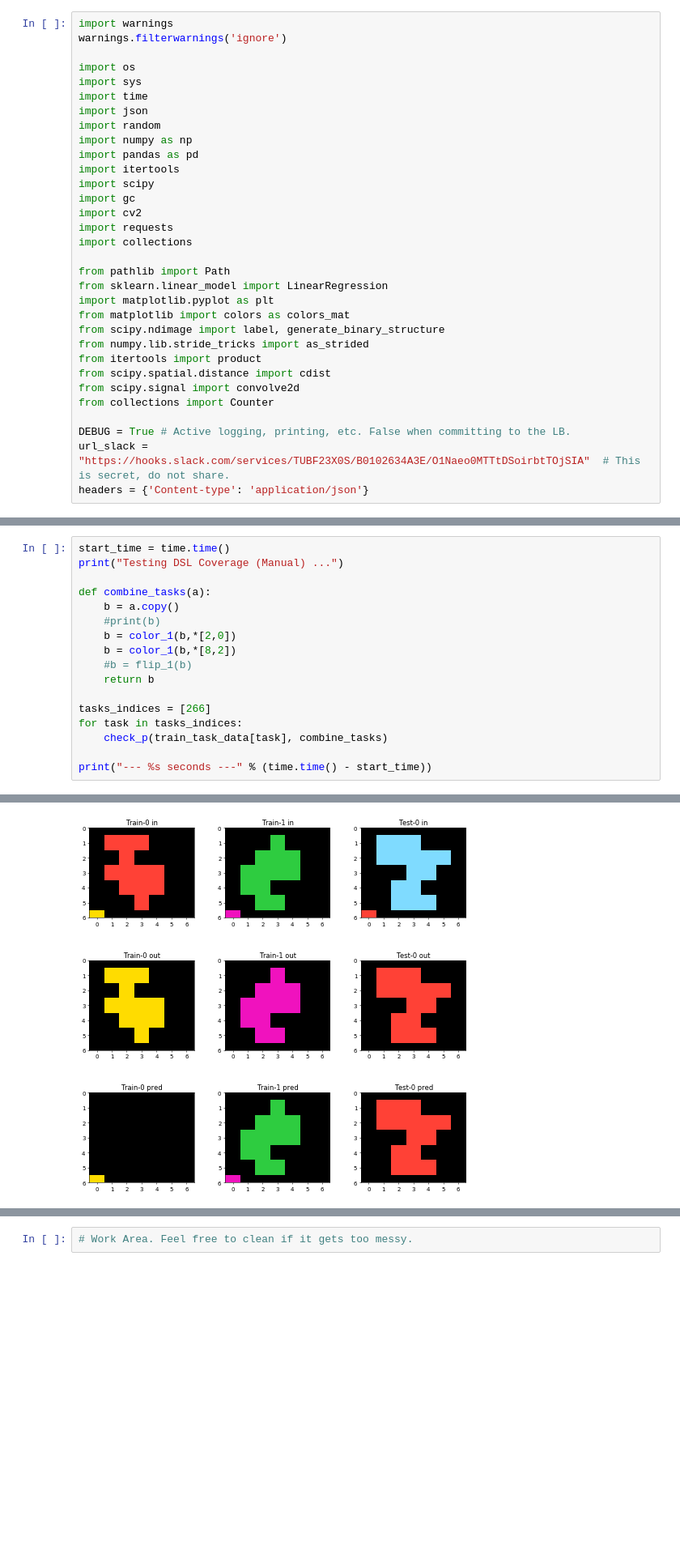
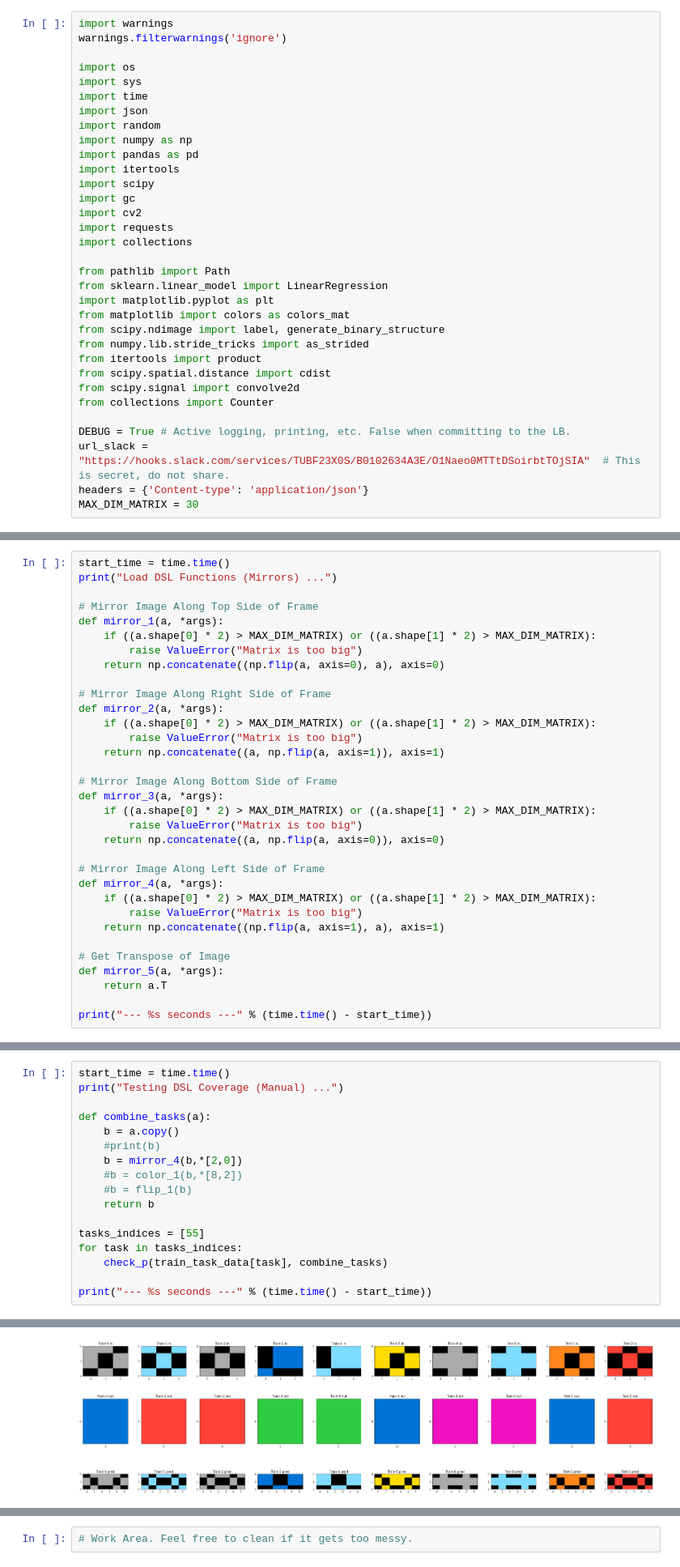
Before and after one commit to lorepieri8/ARC_challenge, a Jupyter notebook: ARC_DSL.ipynb, the cells around one changed output, grey strips where cells are left out. Shown at 81% size. Drawn from its saved outputs; the diff is of its cells as text; blank space fills up the shorter version.

Commit message:
mirror 1 to 5

```diff
--- a/ARC_DSL.ipynb
+++ b/ARC_DSL.ipynb
@@ -30,6 +30,7 @@ from collections import Counter
 DEBUG = True # Active logging, printing, etc. False when committing to the LB.
 url_slack = "https://hooks.slack.com/services/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"  # This is secret, do not share.
 headers = {'Content-type': 'application/json'}
+MAX_DIM_MATRIX = 30
 # %%
 start_time = time.time()
 print("Load Initial Data ...")
@@ -765,0 +767,33 @@ Load DSL Functions (Flips) ...
+# %%
+start_time = time.time()
+print("Load DSL Functions (Mirrors) ...")
+
+# Mirror Image Along Top Side of Frame
+def mirror_1(a, *args):
+    if ((a.shape[0] * 2) > MAX_DIM_MATRIX) or ((a.shape[1] * 2) > MAX_DIM_MATRIX):
+        raise ValueError("Matrix is too big")
+    return np.concatenate((np.flip(a, axis=0), a), axis=0)
+
+# Mirror Image Along Right Side of Frame
+def mirror_2(a, *args):
+    if ((a.shape[0] * 2) > MAX_DIM_MATRIX) or ((a.shape[1] * 2) > MAX_DIM_MATRIX):
+        raise ValueError("Matrix is too big")
+    return np.concatenate((a, np.flip(a, axis=1)), axis=1)
+
+# Mirror Image Along Bottom Side of Frame
+def mirror_3(a, *args):
+    if ((a.shape[0] * 2) > MAX_DIM_MATRIX) or ((a.shape[1] * 2) > MAX_DIM_MATRIX):
+        raise ValueError("Matrix is too big")
+    return np.concatenate((a, np.flip(a, axis=0)), axis=0)
+
+# Mirror Image Along Left Side of Frame
+def mirror_4(a, *args):
+    if ((a.shape[0] * 2) > MAX_DIM_MATRIX) or ((a.shape[1] * 2) > MAX_DIM_MATRIX):
+        raise ValueError("Matrix is too big")
+    return np.concatenate((np.flip(a, axis=1), a), axis=1)
+
+# Get Transpose of Image
+def mirror_5(a, *args):
+    return a.T
+
+print("--- %s seconds ---" % (time.time() - start_time))
@@ -1221,12 +1273,12 @@ print("Testing DSL Coverage (Manual) ...")
 def combine_tasks(a):
     b = a.copy()
     #print(b)
-    b = color_1(b,*[2,0])
-    b = color_1(b,*[8,2])
+    b = mirror_4(b,*[2,0])
+    #b = color_1(b,*[8,2])
     #b = flip_1(b)
     return b
 
-tasks_indices = [266]
+tasks_indices = [55]
 for task in tasks_indices:
     check_p(train_task_data[task], combine_tasks)
 
@@ -1237,4 +1289,4 @@ Testing DSL Coverage (Manual) ...
-[figure, old version]
+[figure, new version]
 # %%
 start_time = time.time()
 print("Testing DSL Coverage (Training Set) ...")
```
Also changed, not shown: parts of 23 cells of this notebook.
